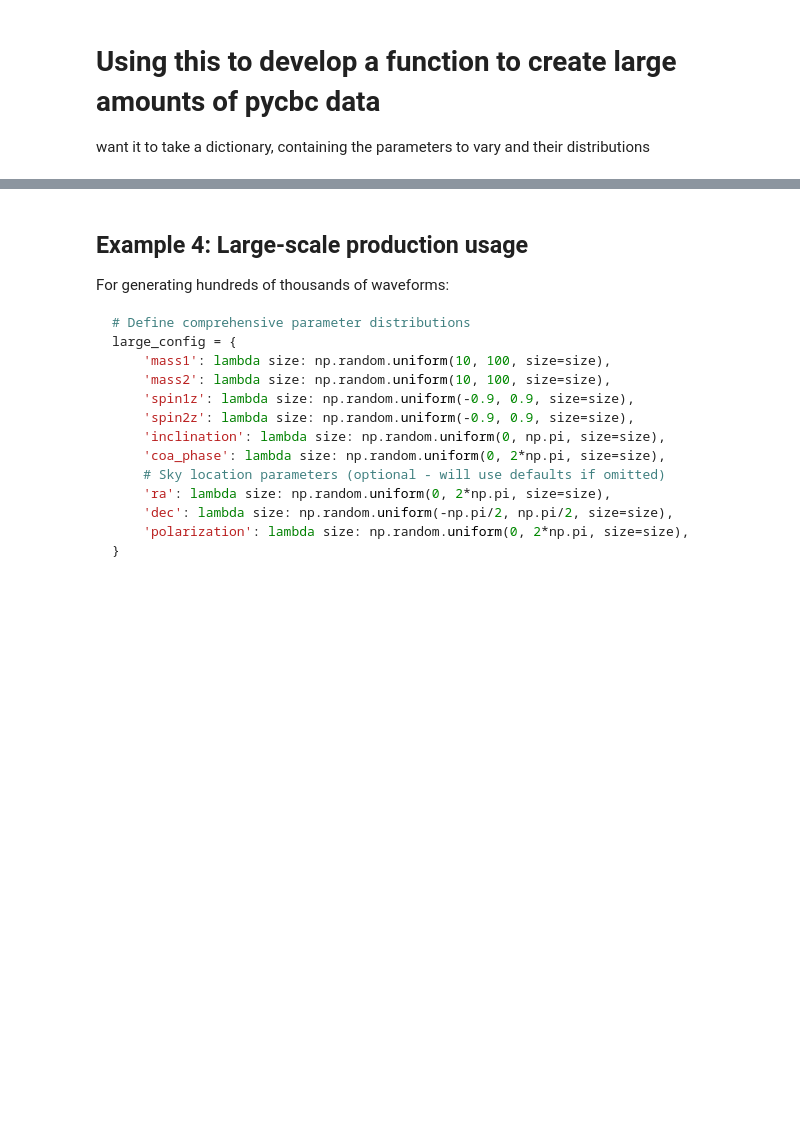
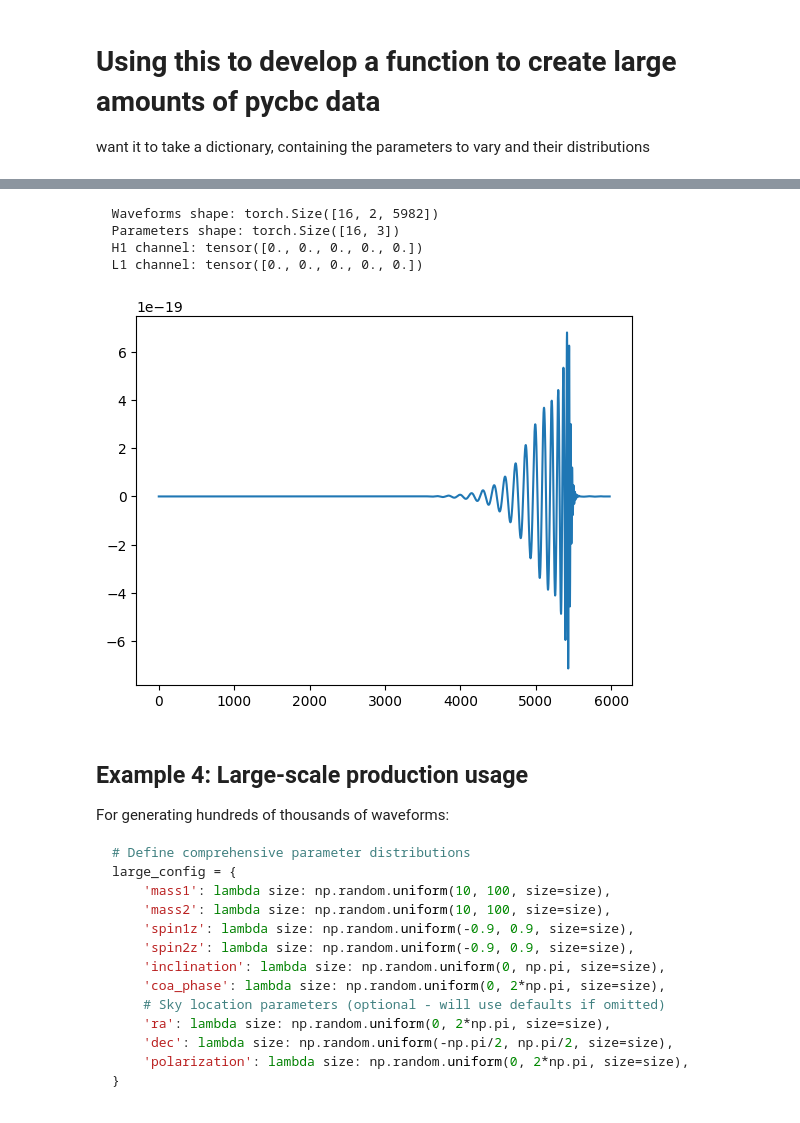
Before and after one commit to spar5an/Msci-GW, a Jupyter notebook: data_generator.ipynb, the cells around one changed output, grey strips where cells are left out. Drawn from its saved outputs; the diff is of its cells as text; code cells hidden in the pictures; blank space fills up the shorter version.

```diff
--- a/data_generator.ipynb
+++ b/data_generator.ipynb
@@ -396,3 +435,17 @@ for waveforms, params in train_loader:
+# %%
+for waveforms, params in train_loader:
+    print(f"  Waveforms shape: {waveforms.shape}")  # (batch, 2, time) - H1 and L1 channels
+    print(f"  Parameters shape: {params.shape}")
+    print(f"  H1 channel: {waveforms[0, 0, :5]}")
+    print(f"  L1 channel: {waveforms[0, 1, :5]}")
+    plt.plot(waveforms[0, 0, :], label='H1')
+    break
+# %% [output]
+  Waveforms shape: torch.Size([16, 2, 5982])
+  Parameters shape: torch.Size([16, 3])
+  H1 channel: tensor([0., 0., 0., 0., 0.])
+  L1 channel: tensor([0., 0., 0., 0., 0.])
+[figure, added]
 # %%
 # Example 2: Including sky location parameters (random positions)
 config_with_sky = {
```
Also changed, not shown: parts of 4 cells of this notebook, 2 other files.
